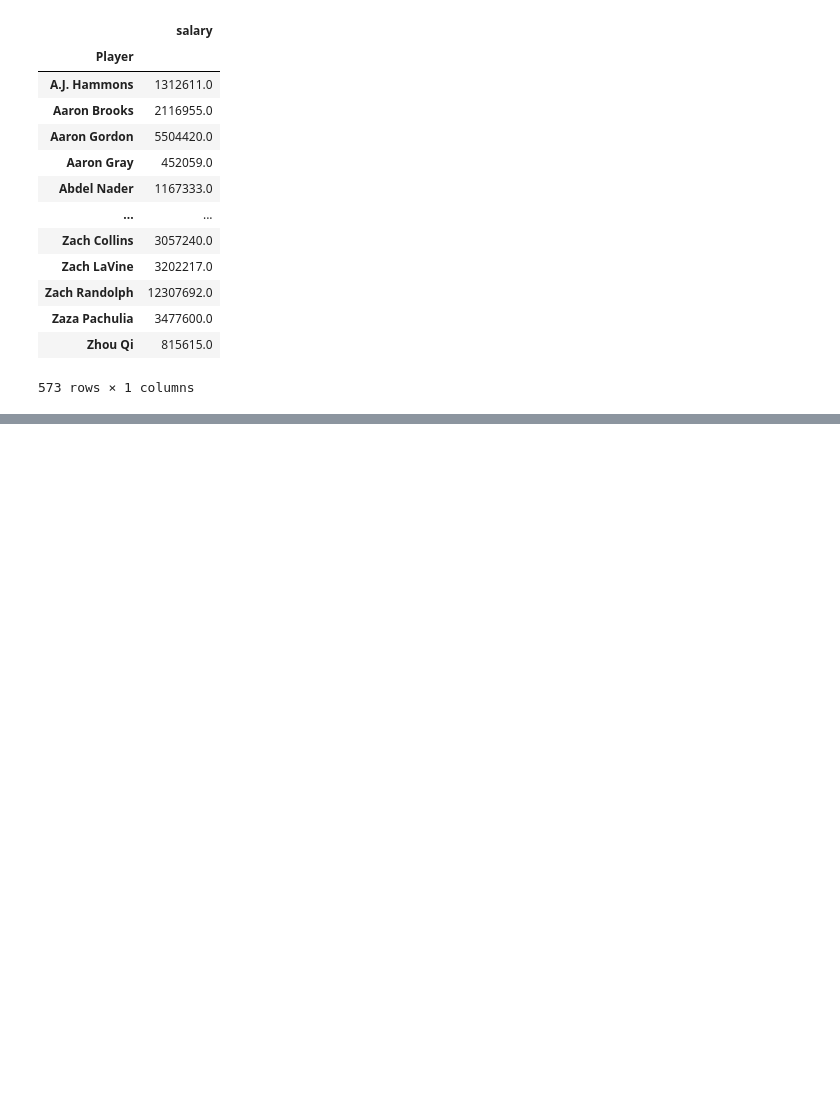
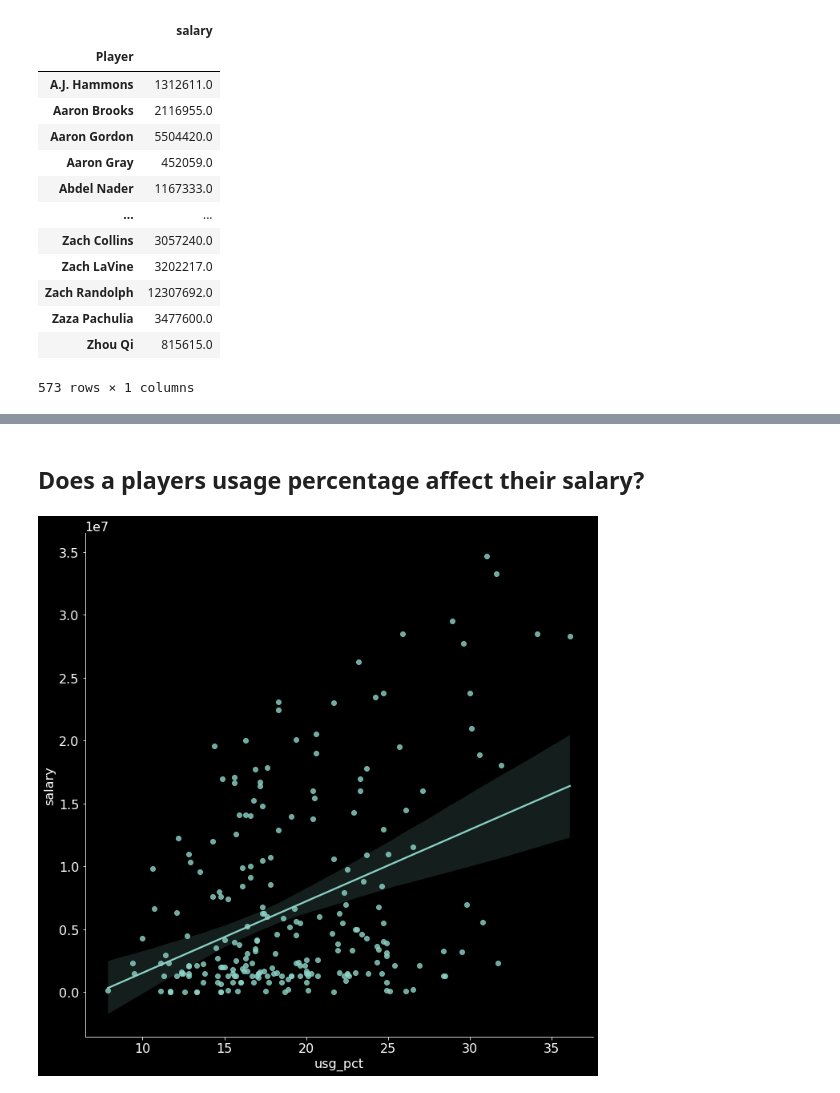
Before and after one commit to VincentBanuelos/nba_salary_predictor, a Jupyter notebook: allplayers.ipynb, the cells around one changed output, grey strips where cells are left out. Drawn from its saved outputs; the diff is of its cells as text; code cells hidden in the pictures; blank space fills up the shorter version.

```diff
--- a/allplayers.ipynb
+++ b/allplayers.ipynb
@@ -86,0 +139,7 @@ train.head()
+# %% [markdown]
+## Does a players usage percentage affect their salary?
+# %%
+sns.lmplot(x='usg_pct', y='salary', data=train, height=10)
+plt.show()
+# %% [output]
+[figure, added]
```
Also changed, not shown: parts of 18 cells of this notebook, 1 other file.
